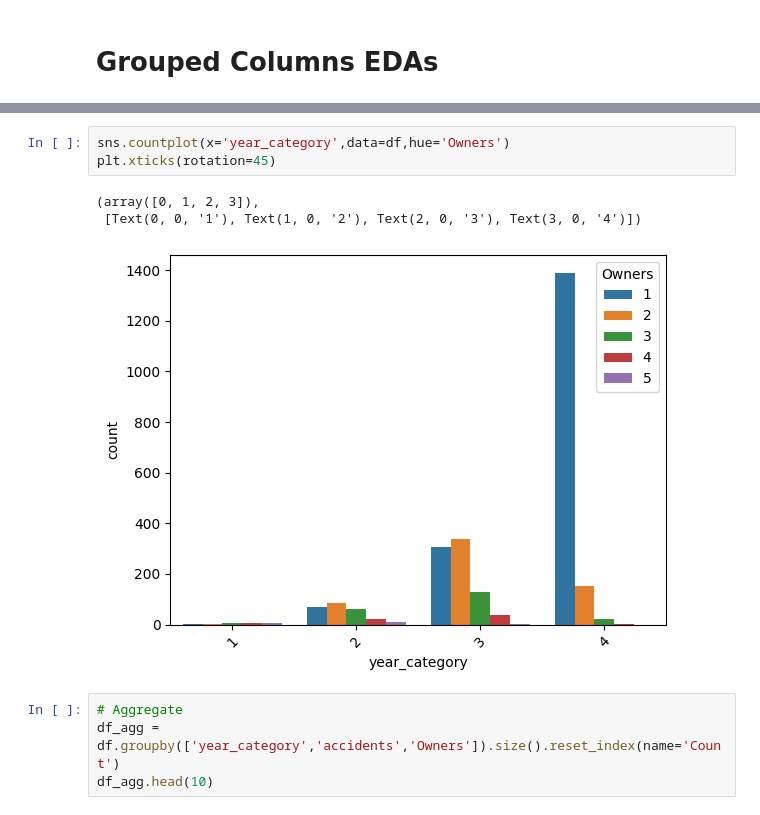
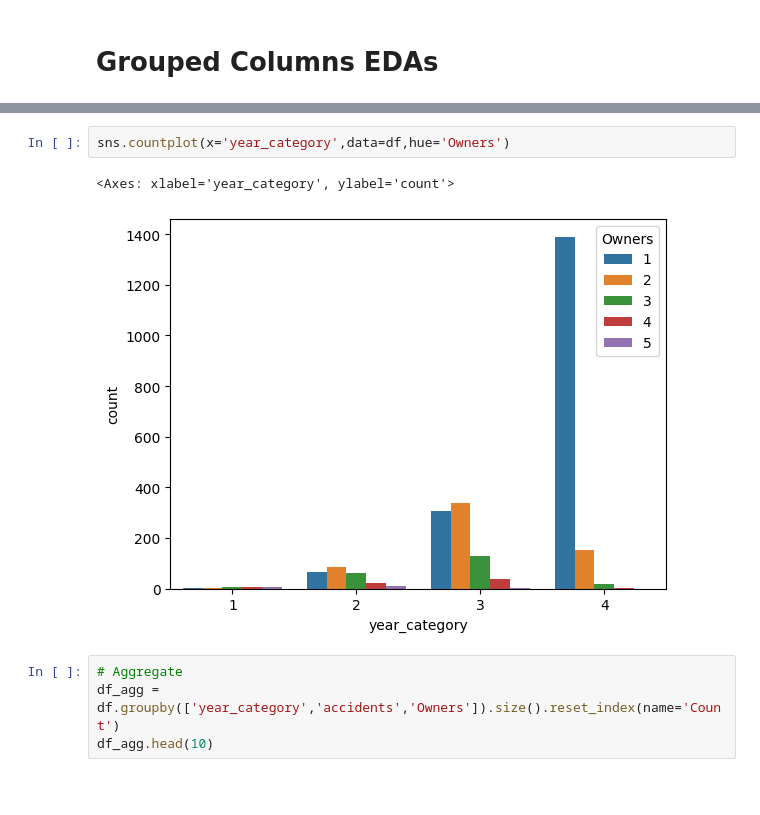
Before and after one commit to Soha85/MyKaggle, a Jupyter notebook: used-car-price-prediction.ipynb, the cells around one changed output, grey strips where cells are left out. Saved outputs shown, nothing was run; the diff lists cells and outputs as text; blank space fills up the shorter version.

```diff
--- a/used-car-price-prediction.ipynb
+++ b/used-car-price-prediction.ipynb
@@ -296,10 +301,8 @@ for c in ['miles','price']:
 # %%
 sns.countplot(x='year_category',data=df,hue='Owners')
-plt.xticks(rotation=45)
 # %% [output]
-(array([0, 1, 2, 3]),
- [Text(0, 0, '1'), Text(1, 0, '2'), Text(2, 0, '3'), Text(3, 0, '4')])
+<Axes: xlabel='year_category', ylabel='count'>
-[figure, old version]
+[figure, new version]
 # %%
 # Aggregate
 df_agg = df.groupby(['year_category','accidents','Owners']).size().reset_index(name='Count')
```
Also changed, not shown: parts of 4 cells of this notebook.
